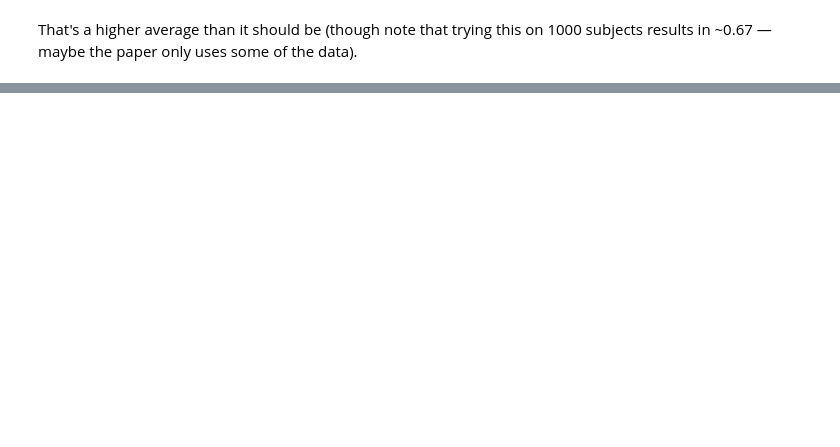
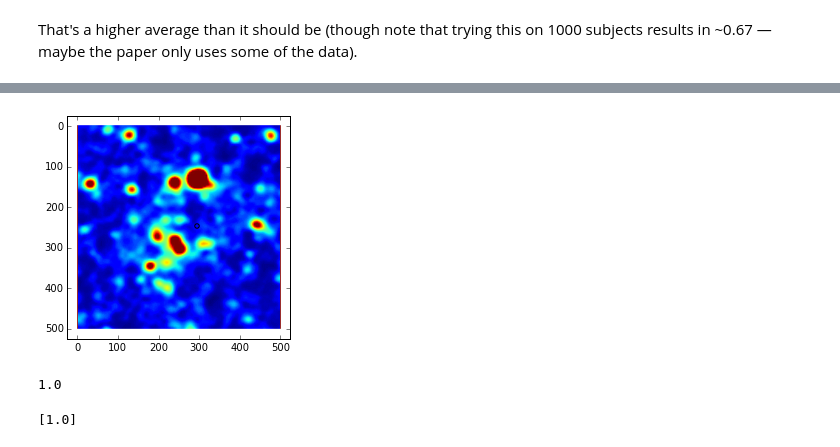
Before and after one commit to chengsoonong/crowdastro, a Jupyter notebook: notebooks/potential_host_counting.ipynb, the cells around one changed output, grey strips where cells are left out. Cells and saved outputs as stored; diff of their text form; code cells hidden in the pictures; blank space fills up the shorter version.

Commit message:
Finding brightnesses of classified hosts.

```diff
--- a/notebooks/potential_host_counting.ipynb
+++ b/notebooks/potential_host_counting.ipynb
@@ -24,6 +24,7 @@ This section just loads the subject and shows it, along with all associated clic
 import collections
 import io
 import itertools
+import os
 import pprint
 
 import matplotlib.pyplot
@@ -44,6 +45,8 @@ PORT = 27017
 DB_NAME = 'radio'
 
 IMAGE_SCALE = 500/424
+
+RGZ_CACHE = os.path.join(os.path.dirname(os.getcwd()), 'rgz_cache')
 # %%
 # Setup MongoDB.
 client = pymongo.MongoClient(HOST, PORT)
@@ -447,9 +437,34 @@ That's a higher average than it should be (though note that trying this on 1000
 # %%
+# We need a function that will cache the data I download locally.
+
 def get_infrared_image(subject):
     """Gets the infrared image of a subject.
 
     subject: RGZ subject dict.
     -> [[float]]
     """
-    im = PIL.Image.open(io.BytesIO(requests.get(subject['location']['standard']).content))
-    return numpy.array(im.getdata())
+    image_path = os.path.join(RGZ_CACHE, 'subject_{}.png'.format(subject['zooniverse_id']))
+    try:
+        im = PIL.Image.open(image_path)
+    except FileNotFoundError:
+        image_data = requests.get(subject['location']['standard']).content
+        with open(image_path, 'wb') as image_file:
+            image_file.write(image_data)
+
+        im = PIL.Image.open(image_path)
+
+    return numpy.array(im.convert('L').getdata()).reshape(im.size).T / 255
+#     return im.convert('L')
+# %%
+# Check that works.
+point = (250*IMAGE_SCALE, 210*IMAGE_SCALE)
+matplotlib.pyplot.imshow(
+        get_infrared_image(db.radio_subjects.find_one({'zooniverse_id': 'ARG000180p'}))
+)
+matplotlib.pyplot.scatter([point[0]], [point[1]])
+matplotlib.pyplot.show()
+
+print(get_infrared_image(db.radio_subjects.find_one({'zooniverse_id': 'ARG000180p'}))[point])
+# %% [output]
+[figure, added]
+1.0
@@ -455,0 +542,5 @@ def get_infrared_image(subject):
+# %%
+# Try this out on the example subject.
+classification_brightnesses('ARG000180p')
+# %% [output]
+[1.0]
```
Also changed, not shown: parts of 10 cells of this notebook, 1 other file.
